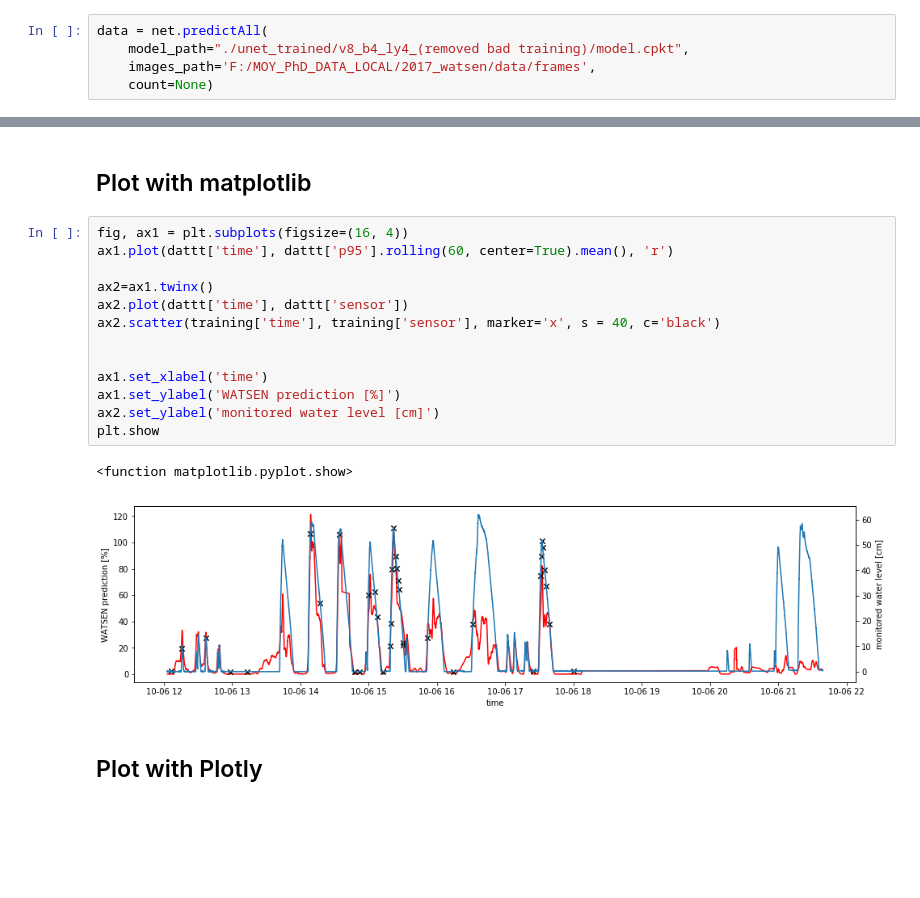
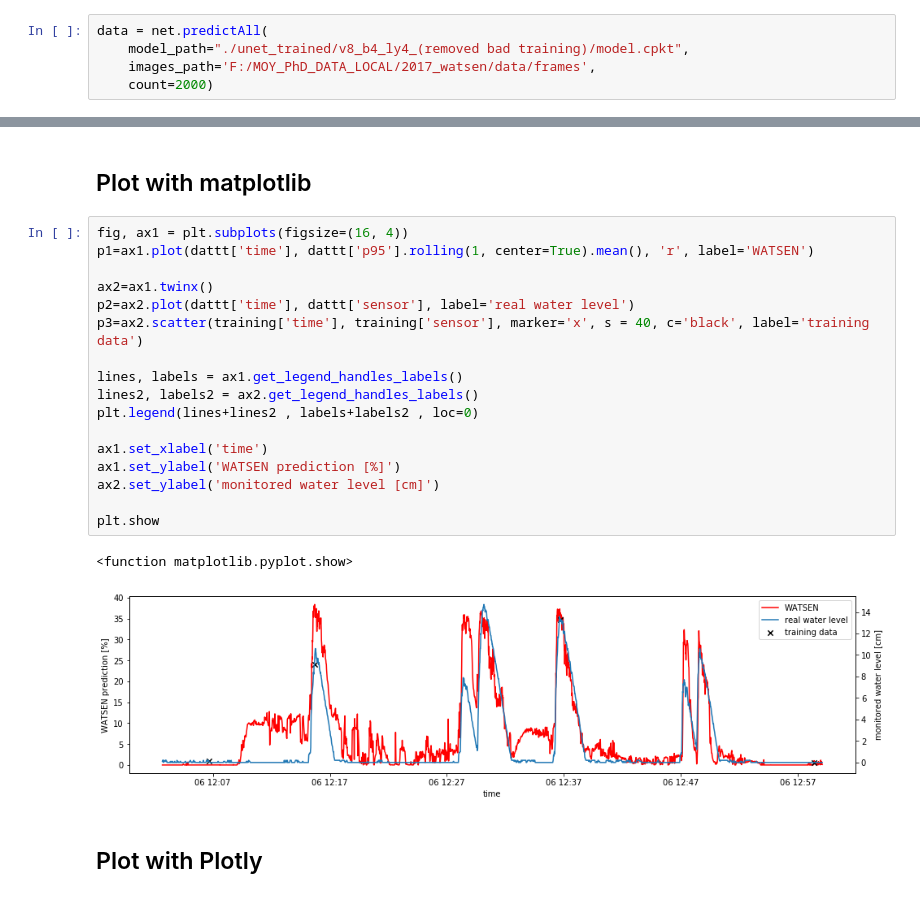
Before and after one commit to mmmatthew/netsen, a Jupyter notebook: demo/water_level/watsen demo-predict.ipynb, the cells around one changed output, grey strips where cells are left out. Drawn from its saved outputs; the diff is of its cells as text; blank space fills up the shorter version.

```diff
--- a/demo/water_level/watsen demo-predict.ipynb
+++ b/demo/water_level/watsen demo-predict.ipynb
@@ -26,7 +26,7 @@ net = unet.Unet(channels=3, n_class=3, layers=4, features_root=16, cost_kwargs=d
 data = net.predictAll(
     model_path="./unet_trained/v8_b4_ly4_(removed bad training)/model.cpkt",
     images_path='F:/MOY_PhD_DATA_LOCAL/2017_watsen/data/frames',
-    count=None)
+    count=2000)
 # %% [output]
 Number of files used: 18497
 INFO:tensorflow:Restoring parameters from ./unet_trained/v8_b4_ly4_(removed bad training)/model.cpkt
@@ -65,20 +65,24 @@ for d in glob.glob('training_data/3_cl/*.tiff'):
 ## Plot with matplotlib
 # %%
 fig, ax1 = plt.subplots(figsize=(16, 4))
-ax1.plot(dattt['time'], dattt['p95'].rolling(60, center=True).mean(), 'r')
+p1=ax1.plot(dattt['time'], dattt['p95'].rolling(1, center=True).mean(), 'r', label='WATSEN')
 
 ax2=ax1.twinx()
-ax2.plot(dattt['time'], dattt['sensor'])
-ax2.scatter(training['time'], training['sensor'], marker='x', s = 40, c='black')
+p2=ax2.plot(dattt['time'], dattt['sensor'], label='real water level')
+p3=ax2.scatter(training['time'], training['sensor'], marker='x', s = 40, c='black', label='training data')
 
+lines, labels = ax1.get_legend_handles_labels()
+lines2, labels2 = ax2.get_legend_handles_labels()
+plt.legend(lines+lines2 , labels+labels2 , loc=0)
 
 ax1.set_xlabel('time')
 ax1.set_ylabel('WATSEN prediction [%]')
 ax2.set_ylabel('monitored water level [cm]')
+
 plt.show
 # %% [output]
 <function matplotlib.pyplot.show>
-[figure, old version]
+[figure, new version]
 # %% [markdown]
 ## Plot with Plotly
 # %%
```
Also changed, not shown: parts of 3 cells of this notebook, 3 other files.
